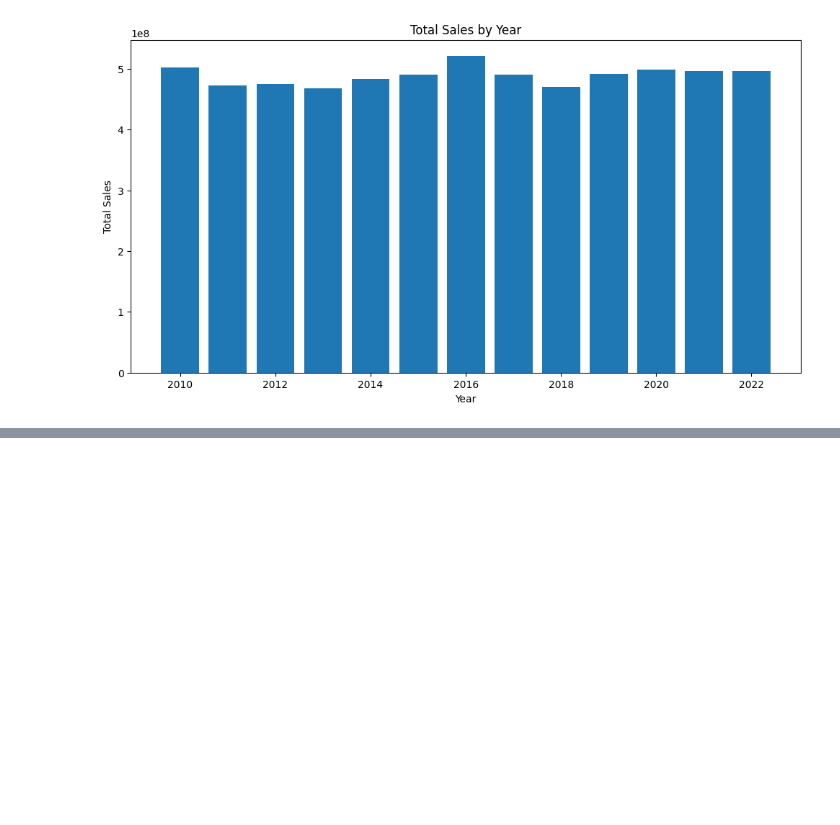
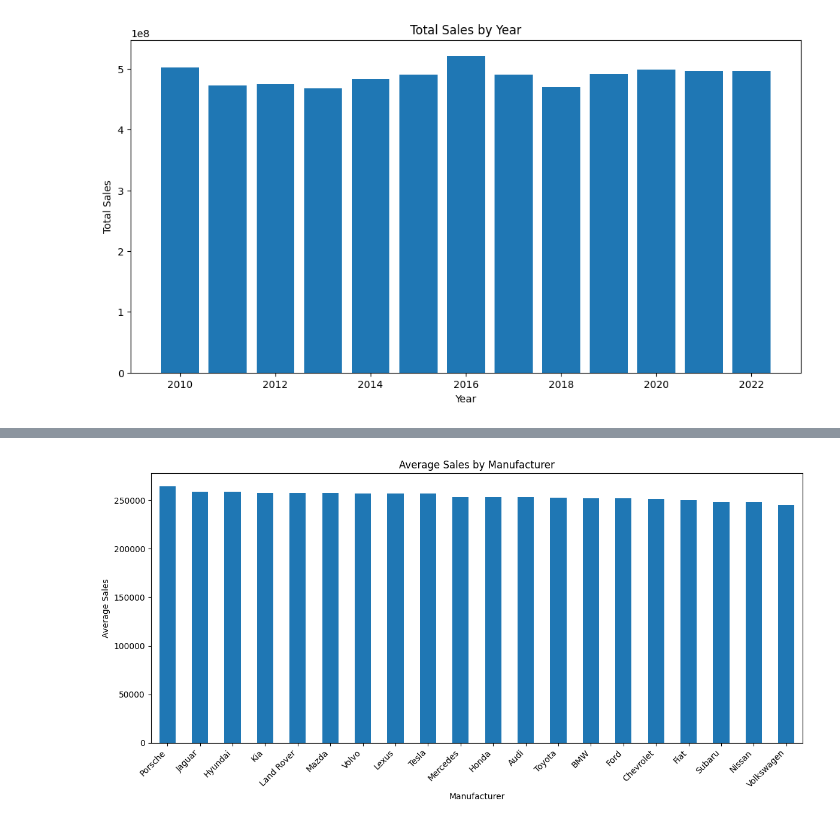
Before and after one commit to siddhantbhattarai/AI-Pre-Foundation, a Jupyter notebook: Day_5_Visualization_Exercise.ipynb, the cells around one changed output, grey strips where cells are left out. Saved outputs shown, nothing was run; the diff lists cells and outputs as text; code cells hidden in the pictures; blank space fills up the shorter version.

```diff
--- a/Day_5_Visualization_Exercise.ipynb
+++ b/Day_5_Visualization_Exercise.ipynb
@@ -131,0 +154,13 @@ plt.show()
+# %%
+# 8. Bar plot: Average sales by manufacturer
+plt.figure(figsize=(12, 6))
+avg_sales = new_df.groupby('Manufacturer')['Sales'].mean().sort_values(ascending=False)
+avg_sales.plot(kind='bar')
+plt.title('Average Sales by Manufacturer')
+plt.xlabel('Manufacturer')
+plt.ylabel('Average Sales')
+plt.xticks(rotation=45, ha='right')
+plt.tight_layout()
+plt.show()
+# %% [output]
+[figure, added]
```
Also changed, not shown: parts of 2 cells of this notebook.
